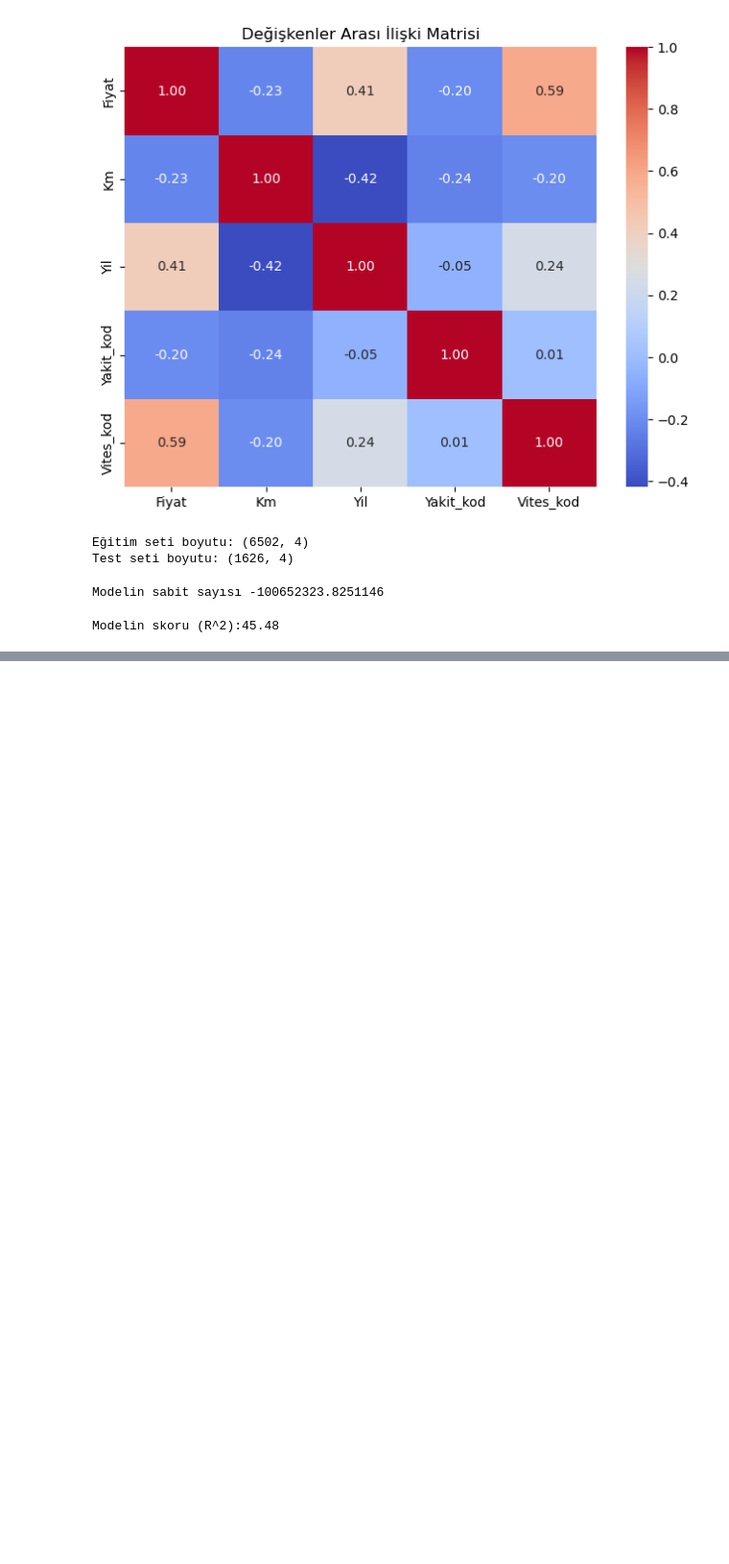
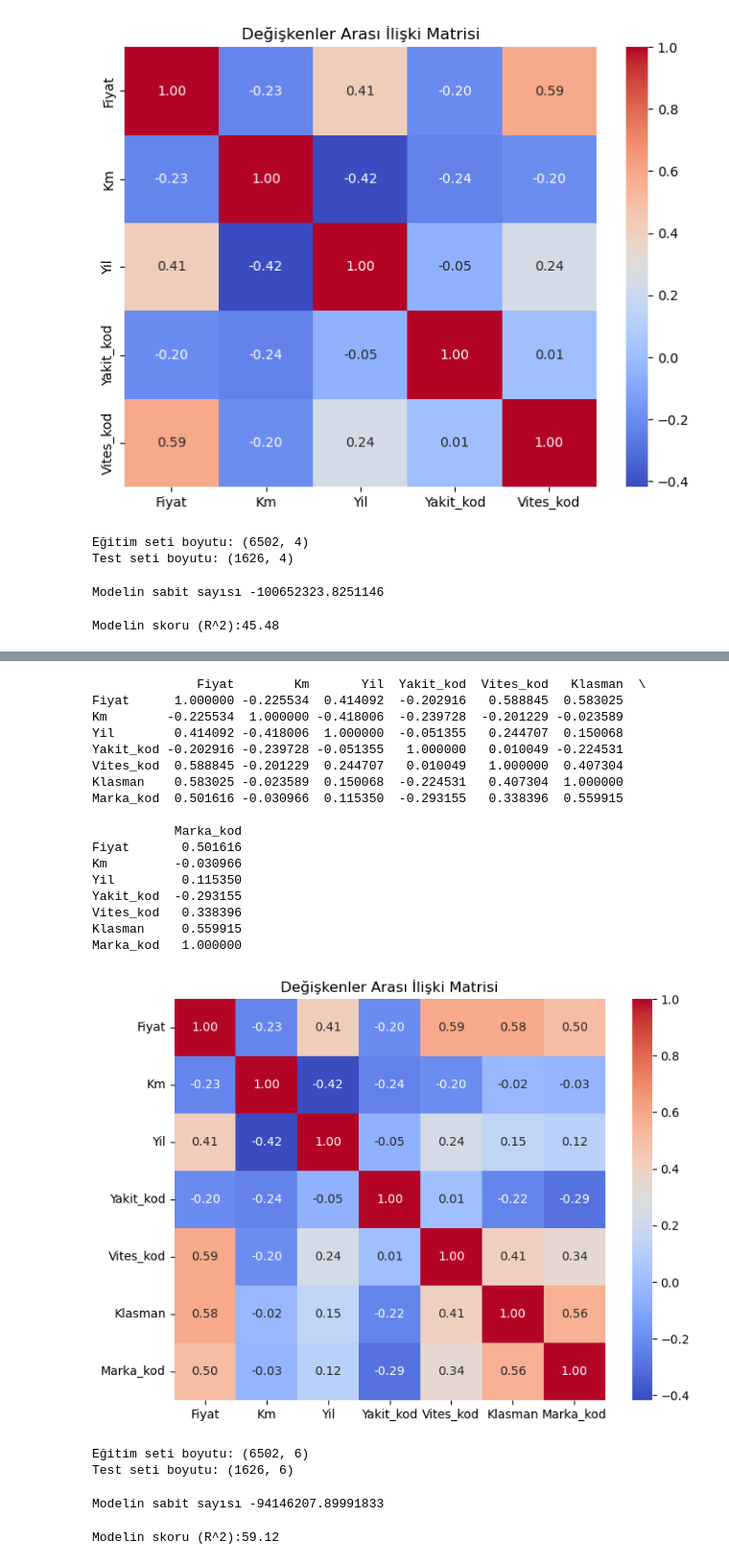
Before and after one commit to ergunungor/araba-fiyat-tahmin-linear-regression, a Jupyter notebook: araba_analizi.ipynb, the cells around one changed output, grey strips where cells are left out. Shown at 96% size. Saved outputs shown, nothing was run; the diff lists cells and outputs as text; code cells hidden in the pictures; blank space fills up the shorter version.

Commit message:
Model Güncellemesi v1.1: Marka Puanlama Eklendi
Markalar segmentlere ayrılarak puanlandı (Feature Engineering). Model skoru %45'ten %59'a yükseldi.

```diff
--- a/araba_analizi.ipynb
+++ b/araba_analizi.ipynb
@@ -115,0 +139,21 @@ Modelin skoru (R^2):45.48
+# %%
+marka_puanlari = {
+    # 1. Lig: Ekonomik / Giriş Seviyesi
+    'Maruti': 1, 'Datsun': 1, 'Tata': 1, 'Ambassador': 1,
+    'Ashok': 1, 'Force': 1, 'Daewoo': 1, 'Chevrolet': 1, 'Fiat': 1, 'Opel': 1,
+
+    # 2. Lig: Orta Segment
+    'Hyundai': 2, 'Renault': 2, 'Honda': 2, 'Nissan': 2,
+    'Mitsubishi': 2, 'Peugeot': 2, 'Mahindra': 2, 'Isuzu': 2, 'Skoda': 2,
+
+    # 3. Lig: Üst Segment / Yarı Premium
+    'Ford': 3, 'Volkswagen': 3, 'Toyota': 3, 'Kia': 3,
+    'MG': 3, 'Jeep': 3,
+
+    # 4. Lig: Lüks / Premium
+    'Mercedes-Benz': 4, 'BMW': 4, 'Audi': 4, 'Volvo': 4,
+    'Jaguar': 4, 'Land': 4, 'Lexus': 4
+}
+
+df["Klasman"] = df["Marka"].map(marka_puanlari)
+print(df[["Klasman","Marka"]].head(10))
@@ -115,0 +172,53 @@ Modelin skoru (R^2):45.48
+# %%
+sayisal_veri = df[["Fiyat","Km","Yil","Yakit_kod","Vites_kod","Klasman","Marka_kod"]]
+korelasyon = sayisal_veri.corr()
+print(korelasyon)
+
+import seaborn as sns
+plt.figure(figsize=(8,6))
+sns.heatmap(korelasyon,annot=True,cmap='coolwarm', fmt=".2f")
+plt.title("Değişkenler Arası İlişki Matrisi")
+plt.show()
+# %% [output]
+              Fiyat        Km       Yil  Yakit_kod  Vites_kod   Klasman  \
+Fiyat      1.000000 -0.225534  0.414092  -0.202916   0.588845  0.583025
+Km        -0.225534  1.000000 -0.418006  -0.239728  -0.201229 -0.023589
+Yil        0.414092 -0.418006  1.000000  -0.051355   0.244707  0.150068
+Yakit_kod -0.202916 -0.239728 -0.051355   1.000000   0.010049 -0.224531
+Vites_kod  0.588845 -0.201229  0.244707   0.010049   1.000000  0.407304
+Klasman    0.583025 -0.023589  0.150068  -0.224531   0.407304  1.000000
+Marka_kod  0.501616 -0.030966  0.115350  -0.293155   0.338396  0.559915
+
+           Marka_kod
+Fiyat       0.501616
+Km         -0.030966
+Yil         0.115350
+Yakit_kod  -0.293155
+Vites_kod   0.338396
+Klasman     0.559915
+Marka_kod   1.000000
+[figure, added]
+# %%
+y=df["Fiyat"]
+x=df[["Yil","Vites_kod","Yakit_kod","Km","Klasman","Marka_kod"]]
+
+from sklearn.model_selection import train_test_split
+X_train,X_test,y_train,y_test = train_test_split(x,y,test_size=0.2, random_state=42)
+print("Eğitim seti boyutu:", X_train.shape)
+print("Test seti boyutu:", X_test.shape)
+# %% [output]
+Eğitim seti boyutu: (6502, 6)
+Test seti boyutu: (1626, 6)
+# %%
+from sklearn.linear_model import LinearRegression
+lm = LinearRegression()
+lm.fit(X_train,y_train)
+print("Modelin sabit sayısı",lm.intercept_)
+# %% [output]
+Modelin sabit sayısı -94146207.89991833
+# %%
+tahminler = lm.predict(X_test)
+skor = lm.score(X_test,y_test)
+print(f"Modelin skoru (R^2):{skor*100:.2f}")
+# %% [output]
+Modelin skoru (R^2):59.12
```
Also changed, not shown: parts of 2 cells of this notebook.
